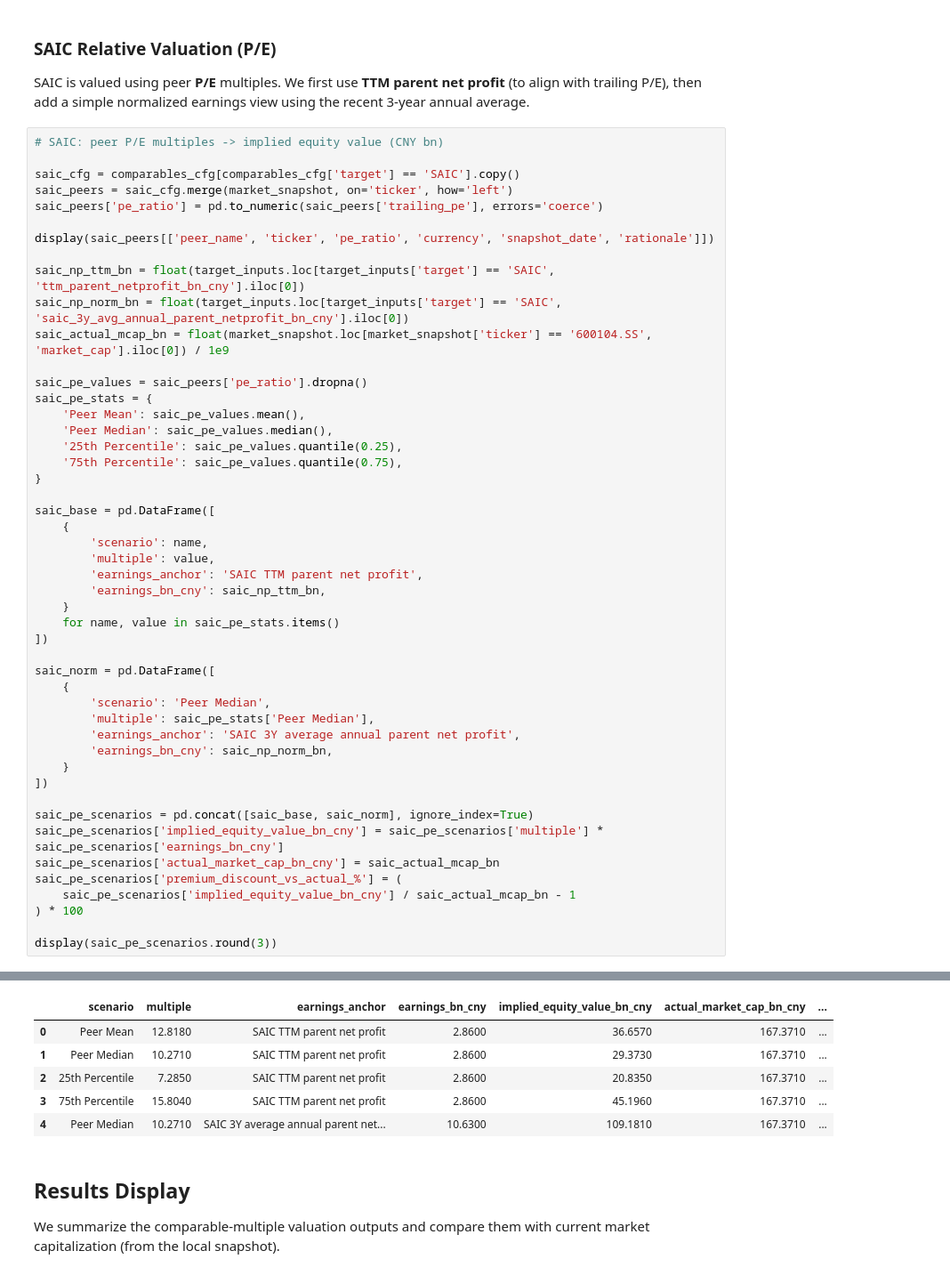
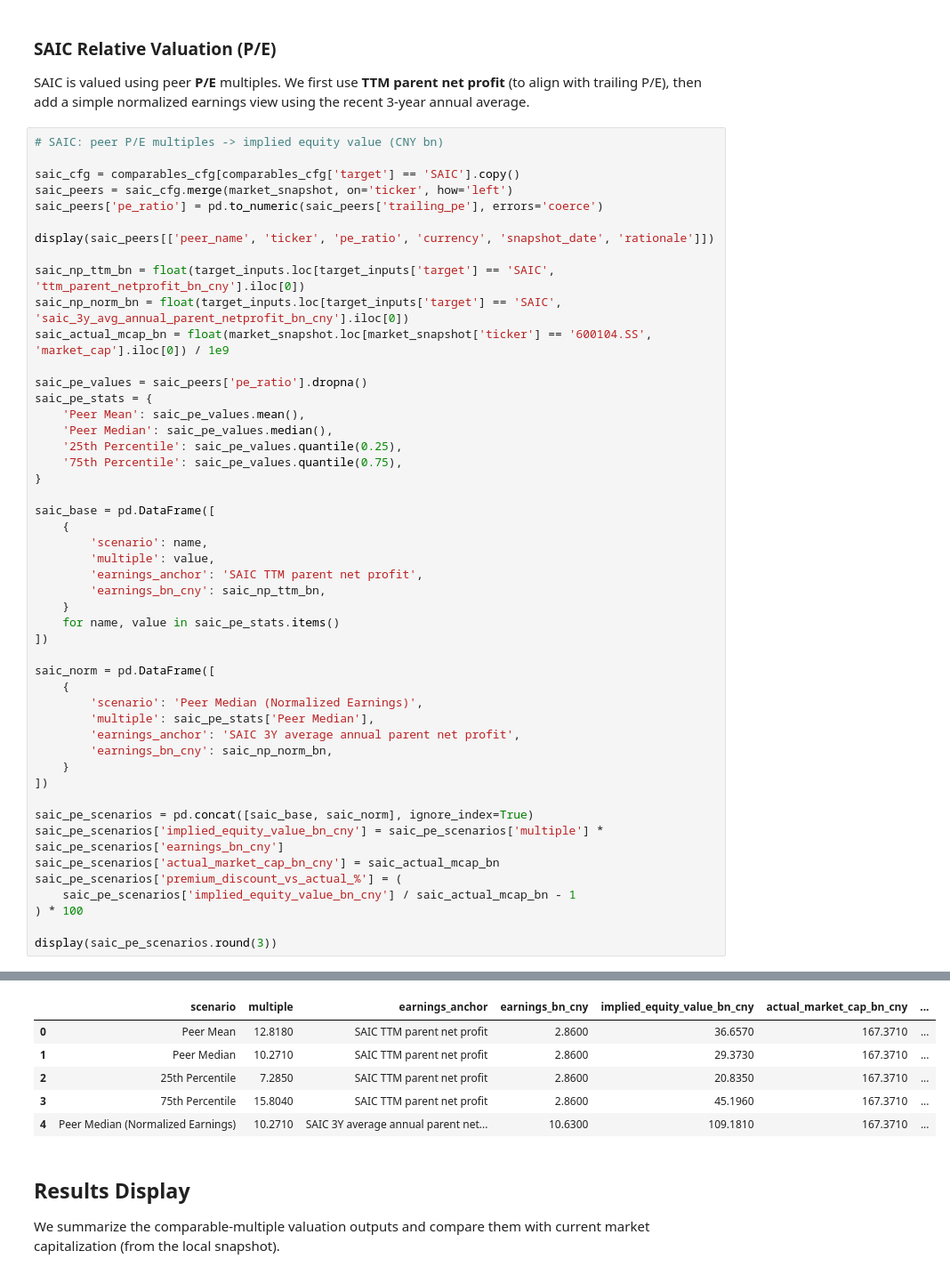
Before and after one commit to yebarryallen/ESG, a Jupyter notebook: lecture_7_relative_valuation_byd_saic.ipynb, the cells around one changed output, grey strips where cells are left out. Shown at 89% size. Saved outputs shown, nothing was run; the diff lists cells and outputs as text.

```diff
--- a/lecture_7_relative_valuation_byd_saic.ipynb
+++ b/lecture_7_relative_valuation_byd_saic.ipynb
@@ -289,35 +289,35 @@ saic_base = pd.DataFrame([
     for name, value in saic_pe_stats.items()
 ])
 
 saic_norm = pd.DataFrame([
     {
-        'scenario': 'Peer Median',
+        'scenario': 'Peer Median (Normalized Earnings)',
         'multiple': saic_pe_stats['Peer Median'],
         'earnings_anchor': 'SAIC 3Y average annual parent net profit',
         'earnings_bn_cny': saic_np_norm_bn,
     }
 ])
 
 saic_pe_scenarios = pd.concat([saic_base, saic_norm], ignore_index=True)
 saic_pe_scenarios['implied_equity_value_bn_cny'] = saic_pe_scenarios['multiple'] * saic_pe_scenarios['earnings_bn_cny']
 saic_pe_scenarios['actual_market_cap_bn_cny'] = saic_actual_mcap_bn
 saic_pe_scenarios['premium_discount_vs_actual_%'] = (
     saic_pe_scenarios['implied_equity_value_bn_cny'] / saic_actual_mcap_bn - 1
 ) * 100
 
 display(saic_pe_scenarios.round(3))
 # %% [output]
 |  | peer_name | ticker | pe_ratio | currency | snapshot_date | rationale |
 | 0 | Volkswagen Group | VWAGY | 7.6076 | USD | 2026-02-25 | Diversified global OEM with ICE + EV |
 | 1 | General Motors | GM | 24.4114 | USD | 2026-02-25 | Mature OEM with JV and transition... |
 | 2 | Toyota Motor | TM | 12.9344 | USD | 2026-02-25 | Large-scale global incumbent |
 | 3 | Hyundai Motor | HYMLF | 6.3183 | USD | 2026-02-25 | Asian multinational OEM |
 |  | scenario | multiple | earnings_anchor | earnings_bn_cny | implied_equity_value_bn_cny | actual_market_cap_bn_cny | ... |
 | 0 | Peer Mean | 12.8180 | SAIC TTM parent net profit | 2.8600 | 36.6570 | 167.3710 | ... |
 | 1 | Peer Median | 10.2710 | SAIC TTM parent net profit | 2.8600 | 29.3730 | 167.3710 | ... |
 | 2 | 25th Percentile | 7.2850 | SAIC TTM parent net profit | 2.8600 | 20.8350 | 167.3710 | ... |
 | 3 | 75th Percentile | 15.8040 | SAIC TTM parent net profit | 2.8600 | 45.1960 | 167.3710 | ... |
-| 4 | Peer Median | 10.2710 | SAIC 3Y average annual parent net... | 10.6300 | 109.1810 | 167.3710 | ... |
+| 4 | Peer Median (Normalized Earnings) | 10.2710 | SAIC 3Y average annual parent net... | 10.6300 | 109.1810 | 167.3710 | ... |
 # %% [markdown]
 
 ## Results Display
```
Also changed, not shown: parts of 2 cells of this notebook, 54 other files.
